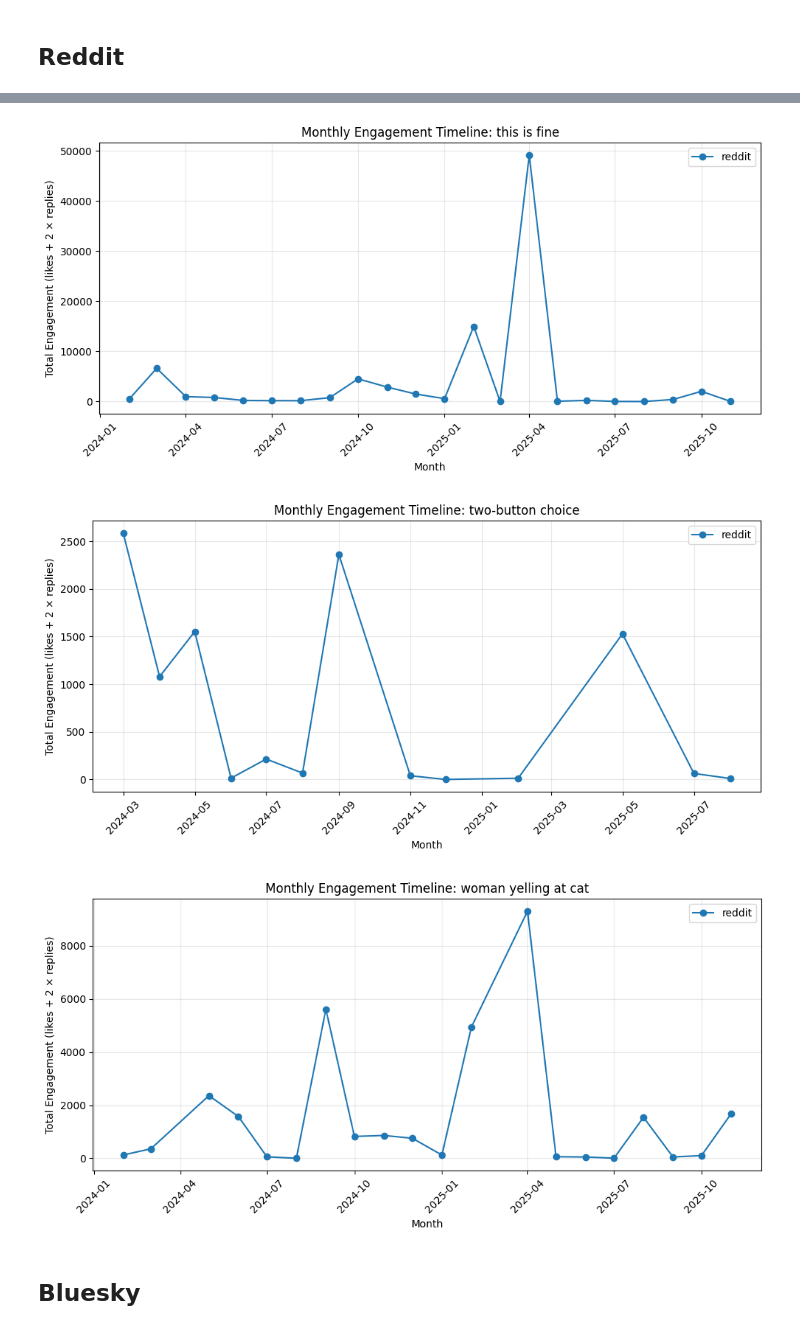
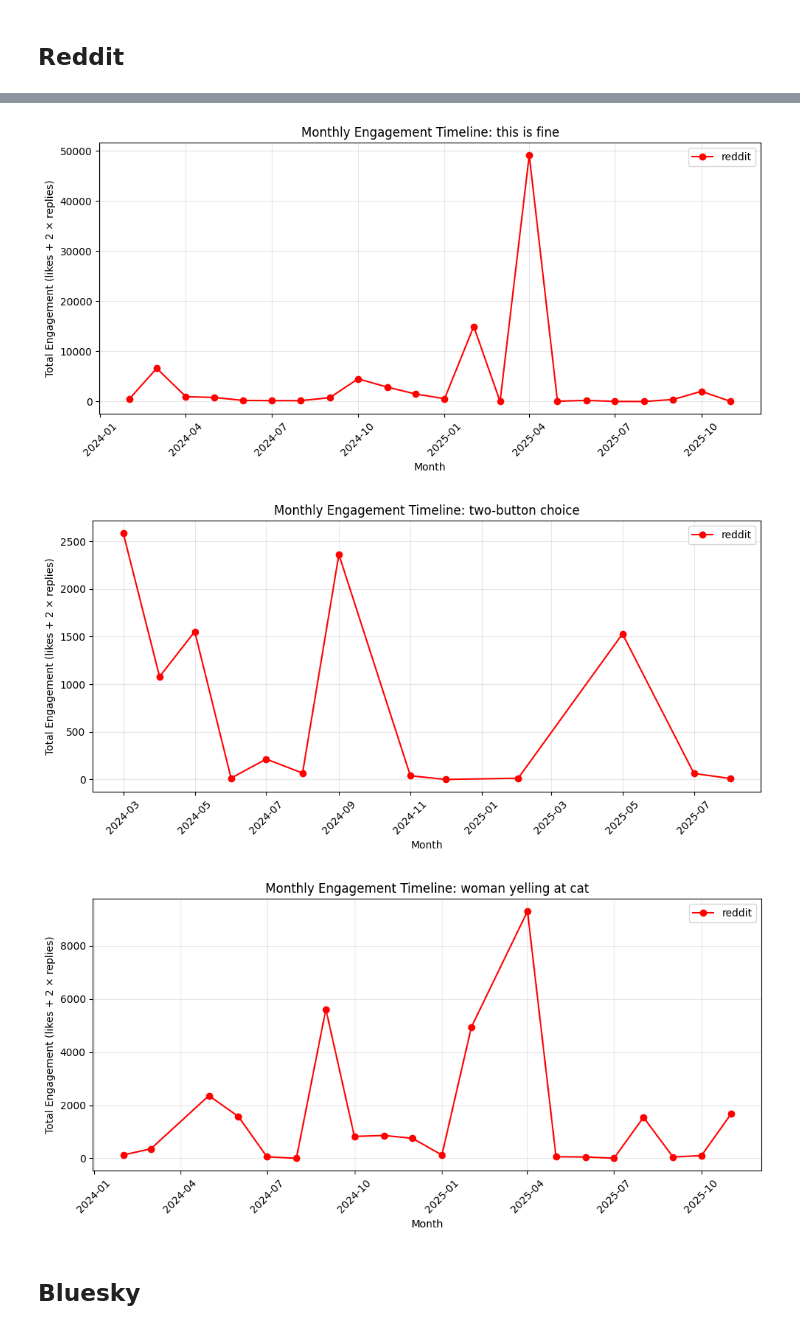
Before and after one commit to aksharabruno/meme-analysis-project, a Jupyter notebook: meme_project_outline.ipynb, the cells around one changed output, grey strips where cells are left out. Drawn from its saved outputs; the diff is of its cells as text; code cells hidden in the pictures.

Commit message:
update plots

```diff
--- a/meme_project_outline.ipynb
+++ b/meme_project_outline.ipynb
@@ -979,22 +961,22 @@ import pandas as pd
 import matplotlib.pyplot as plt
 
 # Load your monthly summary file
-monthly = pd.read_csv("reddit_monthly_template_summary.csv")
+reddit_monthly = pd.read_csv("reddit_monthly_template_summary.csv")
 
 # Ensure month is sorted correctly
-monthly["month"] = pd.to_datetime(monthly["month"])
+reddit_monthly["month"] = pd.to_datetime(reddit_monthly["month"])
 
 # -----------------------------
 # FILTER: Keep data from Feb 2024 onward
 # -----------------------------
-monthly = monthly[monthly["month"] >= "2024-02-01"]
+reddit_monthly = reddit_monthly[reddit_monthly["month"] >= "2024-02-01"]
 
 # Get the unique templates
-templates = monthly["meme_template"].unique()
+templates = reddit_monthly["meme_template"].unique()
 
 # Loop through templates and create a plot for each one
 for template in templates:
-    subset = monthly[monthly["meme_template"] == template].sort_values("month")
+    subset = reddit_monthly[reddit_monthly["meme_template"] == template].sort_values("month")
 
     plt.figure(figsize=(10, 5))
 
@@ -1006,6 +988,7 @@ for template in templates:
             platform_data["month"],
             platform_data["total_engagement"],
             marker="o",
+            color="red",
             label=platform,
         )
 
@@ -1030,6 +1013,6 @@ for template in templates:
-[figure, old version]
+[figure, new version]
-[figure, old version]
+[figure, new version]
-[figure, old version]
+[figure, new version]
 # %% [markdown]
 ## Bluesky
 # %% [markdown]
```
Also changed, not shown: parts of 12 cells of this notebook, 11 other files.
